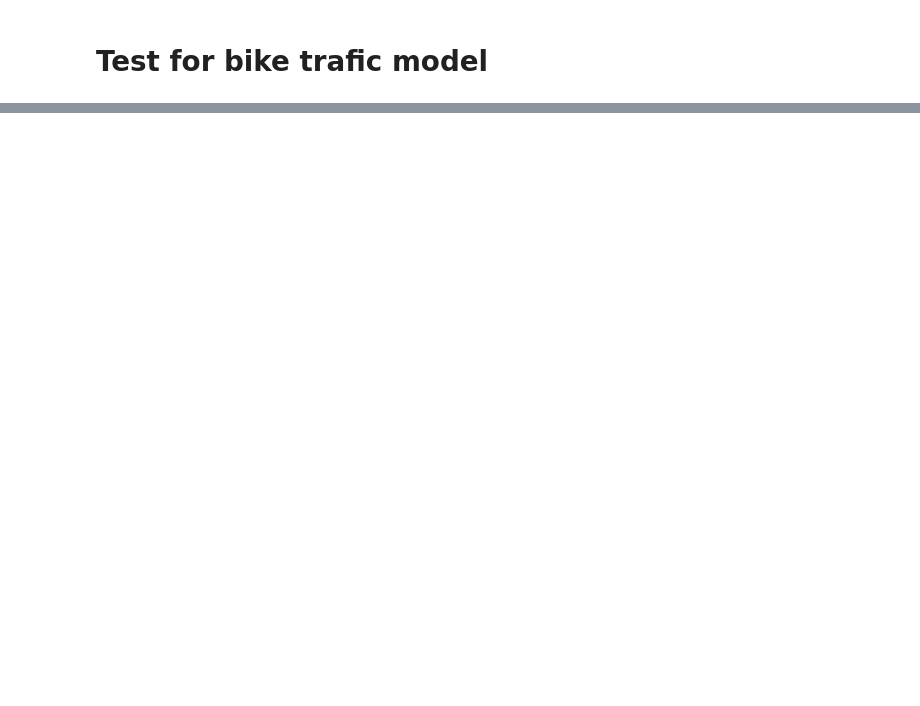
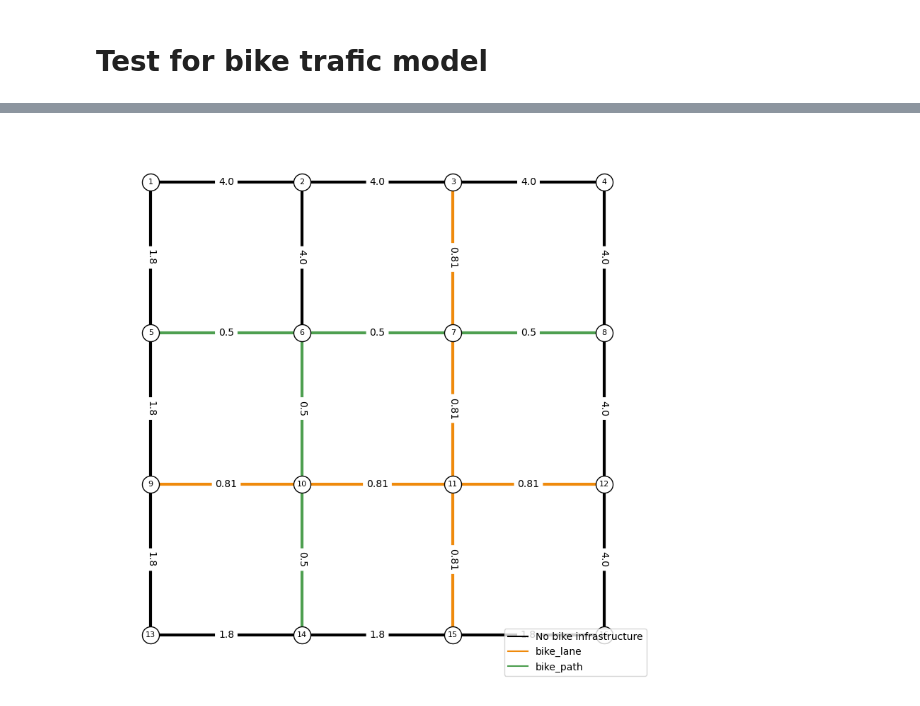
Before and after one commit to tim-lemm/code_these, a Jupyter notebook: notebooks/bike_model.ipynb, the cells around one changed output, grey strips where cells are left out. Drawn from its saved outputs; the diff is of its cells as text; code cells hidden in the pictures; blank space fills up the shorter version.

```diff
--- a/notebooks/bike_model.ipynb
+++ b/notebooks/bike_model.ipynb
@@ -277,3 +254,0 @@ G_2 = nx.from_pandas_edgelist(
-# %%
-for u,v,d in G_2.edges(data=True):
-    G_2[u][v]['x'] = d['flow']
@@ -301,0 +300,37 @@ plot_flow(G_2, "Stochastic Aequilibrae model - simple OD matrix", pos=pos)
+# %%
+weight_bl = 0.9
+weight_bp = 0.5
+weight_no = 2
+weight_no_traffic = 0.9
+weight_medium_traffic = 1.1
+weight_high_traffic = 2
+tresh_no_traffic = 10
+tresh_medium_traffic = 20
+
+def simple_bi_3(graph):
+    for u,v,d in graph.edges(data=True):
+        perceived_l = d['length']
+        if d['type_bike'] == 'bike_path':
+            perceived_l *= weight_bp
+        elif d['type_bike'] == 'bike_lane':
+            if d['flow_car'] < tresh_no_traffic:
+                perceived_l *= weight_bl*weight_no_traffic
+            elif d['flow_car'] < tresh_medium_traffic:
+                perceived_l *= weight_bl*weight_medium_traffic
+            else :
+                perceived_l *= weight_bl*weight_high_traffic
+        else :
+            if d['flow_car'] < tresh_no_traffic:
+                perceived_l *= weight_no*weight_no_traffic
+            elif d['flow_car'] < tresh_medium_traffic:
+                perceived_l *= weight_no*weight_medium_traffic
+            else :
+                perceived_l *= weight_no*weight_high_traffic
+        d['length_bi'] = perceived_l
+
+G_bi_3 = G.copy()
+simple_bi_3(G_bi_3)
+reset_flows(G_bi_3)
+plot_graph(G_bi_3, label='length_bi')
+# %% [output]
+[figure, added]
```
Also changed, not shown: parts of 26 cells of this notebook, 1 other file.
